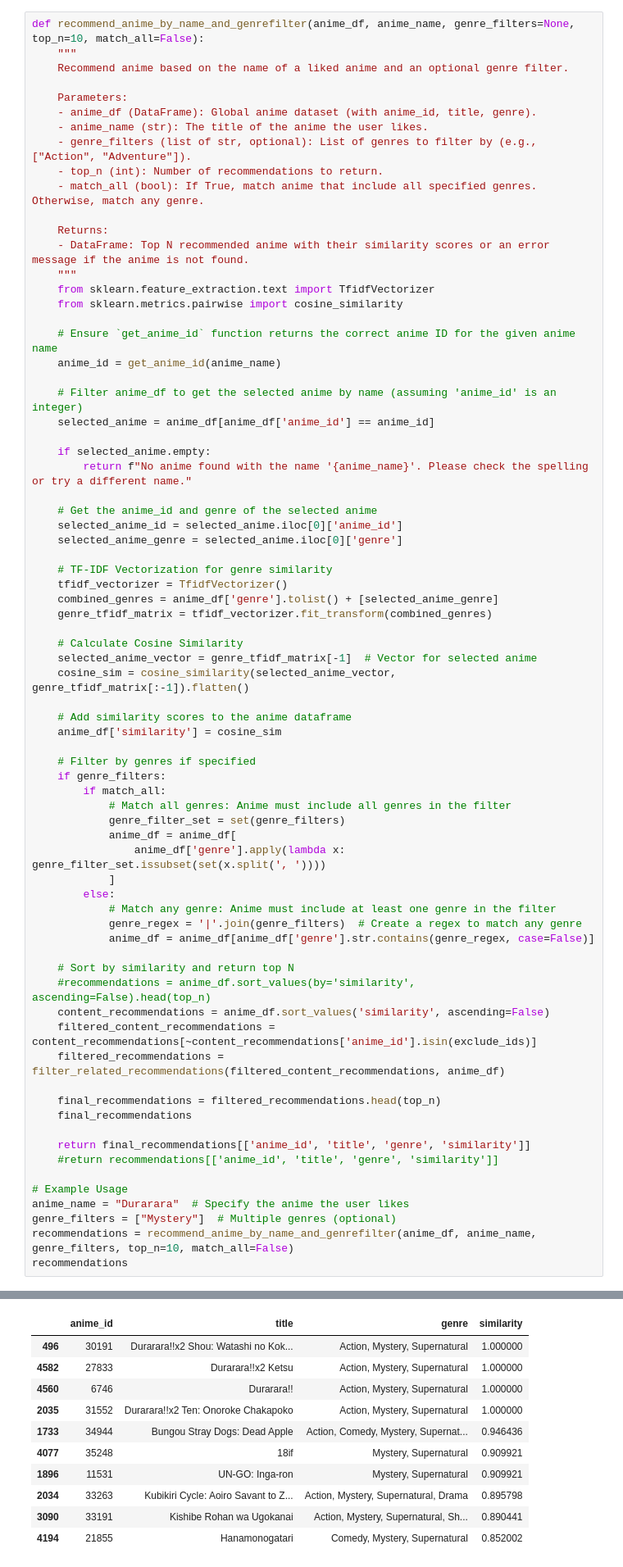
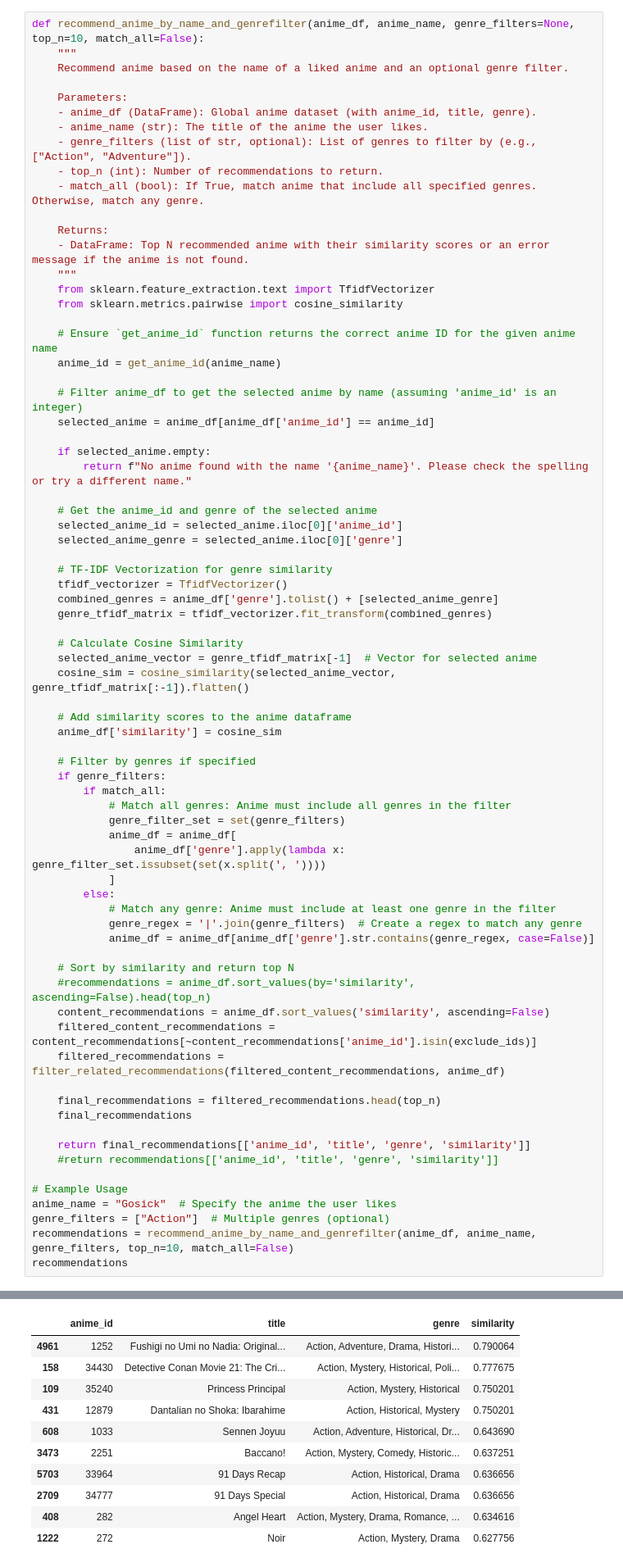
Before and after one commit to Nitheeshwar/Anime-recommendation-system, a Jupyter notebook: Testing/testing.ipynb, the cells around one changed output, grey strips where cells are left out. Shown at 82% size. Drawn from its saved outputs; the diff is of its cells as text.

```diff
--- a/Testing/testing.ipynb
+++ b/Testing/testing.ipynb
@@ -960,8 +960,8 @@ def recommend_anime_by_name_and_genrefilter(anime_df, anime_name, genre_filters=
     #return recommendations[['anime_id', 'title', 'genre', 'similarity']]
 
 # Example Usage
-anime_name = "Durarara"  # Specify the anime the user likes
-genre_filters = ["Mystery"]  # Multiple genres (optional)
+anime_name = "Gosick"  # Specify the anime the user likes
+genre_filters = ["Action"]  # Multiple genres (optional)
 recommendations = recommend_anime_by_name_and_genrefilter(anime_df, anime_name, genre_filters, top_n=10, match_all=False)
 recommendations
 # %% [output]
@@ -969,14 +969,14 @@ Title: Durarara!!, ID: 6746
 |  | anime_id | title | genre | similarity |
-| 496 | 30191 | Durarara!!x2 Shou: Watashi no Kok... | Action, Mystery, Supernatural | 1.000000 |
-| 4582 | 27833 | Durarara!!x2 Ketsu | Action, Mystery, Supernatural | 1.000000 |
-| 4560 | 6746 | Durarara!! | Action, Mystery, Supernatural | 1.000000 |
-| 2035 | 31552 | Durarara!!x2 Ten: Onoroke Chakapoko | Action, Mystery, Supernatural | 1.000000 |
-| 1733 | 34944 | Bungou Stray Dogs: Dead Apple | Action, Comedy, Mystery, Supernat... | 0.946436 |
-| 4077 | 35248 | 18if | Mystery, Supernatural | 0.909921 |
-| 1896 | 11531 | UN-GO: Inga-ron | Mystery, Supernatural | 0.909921 |
-| 2034 | 33263 | Kubikiri Cycle: Aoiro Savant to Z... | Action, Mystery, Supernatural, Drama | 0.895798 |
-| 3090 | 33191 | Kishibe Rohan wa Ugokanai | Action, Mystery, Supernatural, Sh... | 0.890441 |
-| 4194 | 21855 | Hanamonogatari | Comedy, Mystery, Supernatural | 0.852002 |
+| 4961 | 1252 | Fushigi no Umi no Nadia: Original... | Action, Adventure, Drama, Histori... | 0.790064 |
+| 158 | 34430 | Detective Conan Movie 21: The Cri... | Action, Mystery, Historical, Poli... | 0.777675 |
+| 109 | 35240 | Princess Principal | Action, Mystery, Historical | 0.750201 |
+| 431 | 12879 | Dantalian no Shoka: Ibarahime | Action, Historical, Mystery | 0.750201 |
+| 608 | 1033 | Sennen Joyuu | Action, Adventure, Historical, Dr... | 0.643690 |
+| 3473 | 2251 | Baccano! | Action, Mystery, Comedy, Historic... | 0.637251 |
+| 5703 | 33964 | 91 Days Recap | Action, Historical, Drama | 0.636656 |
+| 2709 | 34777 | 91 Days Special | Action, Historical, Drama | 0.636656 |
+| 408 | 282 | Angel Heart | Action, Mystery, Drama, Romance, ... | 0.634616 |
+| 1222 | 272 | Noir | Action, Mystery, Drama | 0.627756 |
 # %% [markdown]
 #### Genre only
 # %%
```
Also changed, not shown: parts of 4 cells of this notebook, 8 other files.
